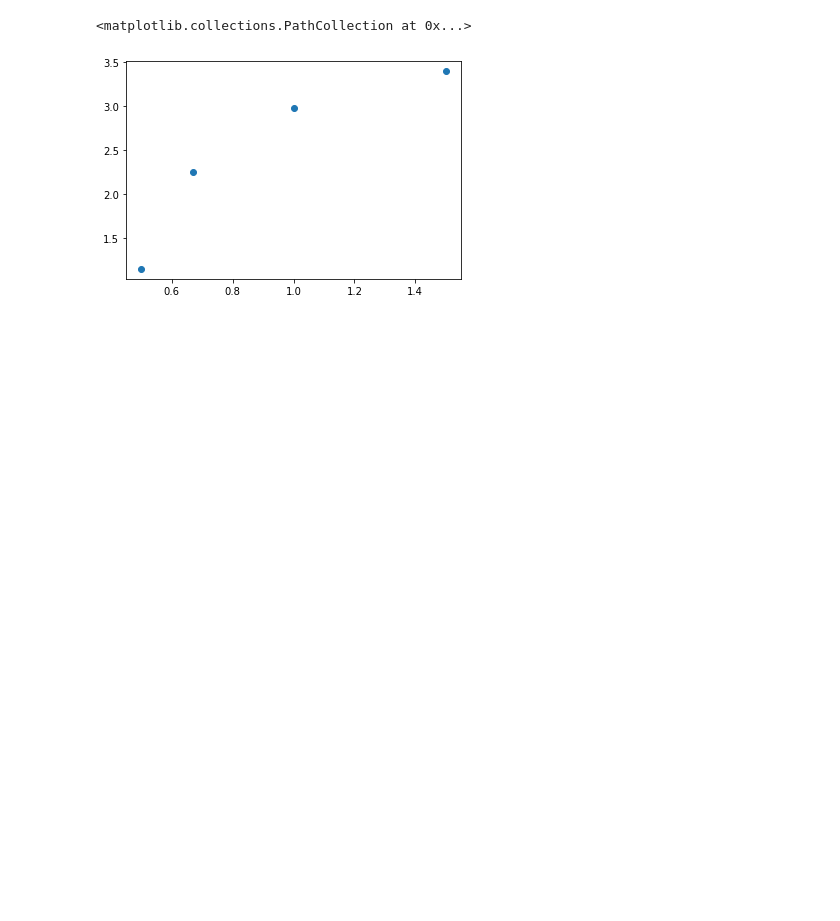
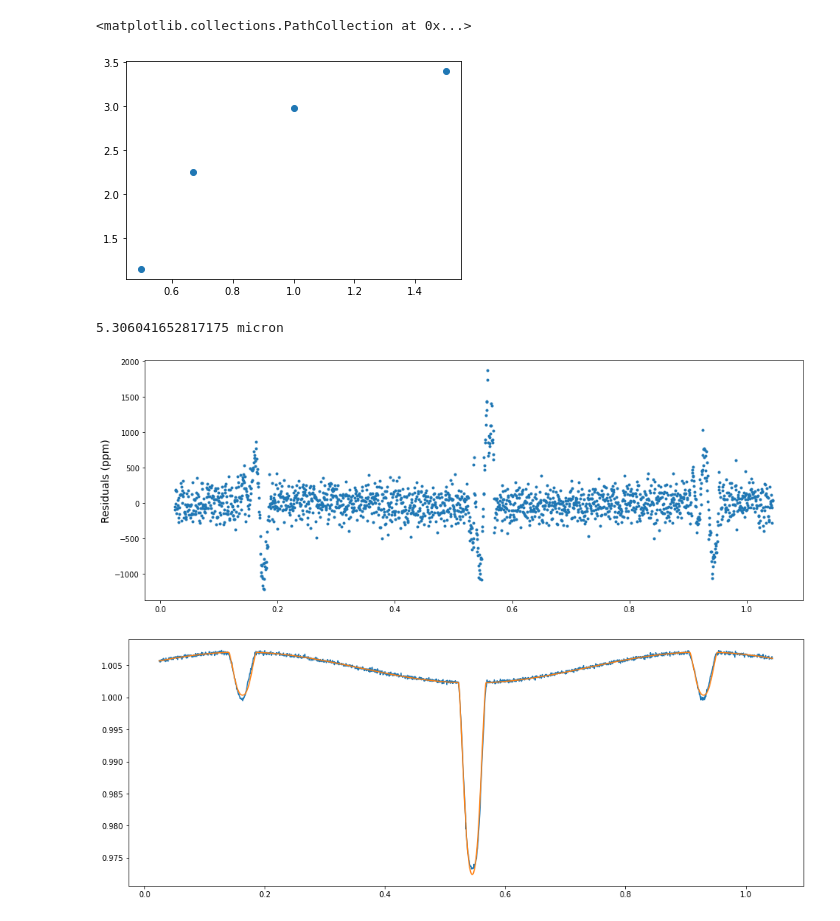
Before and after one commit to ideasrule/sparta, a Jupyter notebook: Analyze spectra.ipynb, the cells around one changed output. Cells and saved outputs as stored; diff of their text form; code cells hidden in the pictures; blank space fills up the shorter version.

```diff
--- a/Analyze spectra.ipynb
+++ b/Analyze spectra.ipynb
@@ -271,3 +272,20 @@ plt.scatter(fluxes, depths)
 # %% [output]
 <matplotlib.collections.PathCollection at 0x...>
 [figure]
+# %%
+r = Rainbow("lightcurves.txt")
+# %%
+plt.figure(figsize=(16,6))
+index = 2
+print(r.wavelength[index])
+plt.plot(r.time, 1e6 * r.fluxlike["residuals"][index], '.')
+plt.ylabel("Residuals (ppm)", fontsize=14)
+plt.savefig("residuals.png")
+plt.figure(figsize=(16,6))
+plt.plot(r.time, r.fluxlike["flux"][index])
+plt.plot(r.time, r.fluxlike["model"][index])
+plt.savefig("model_and_data.png")
+# %% [output]
+5.306041652817175 micron
+[figure, added]
+[figure, added]
```
Also changed, not shown: parts of 11 cells of this notebook, 1 other file.
